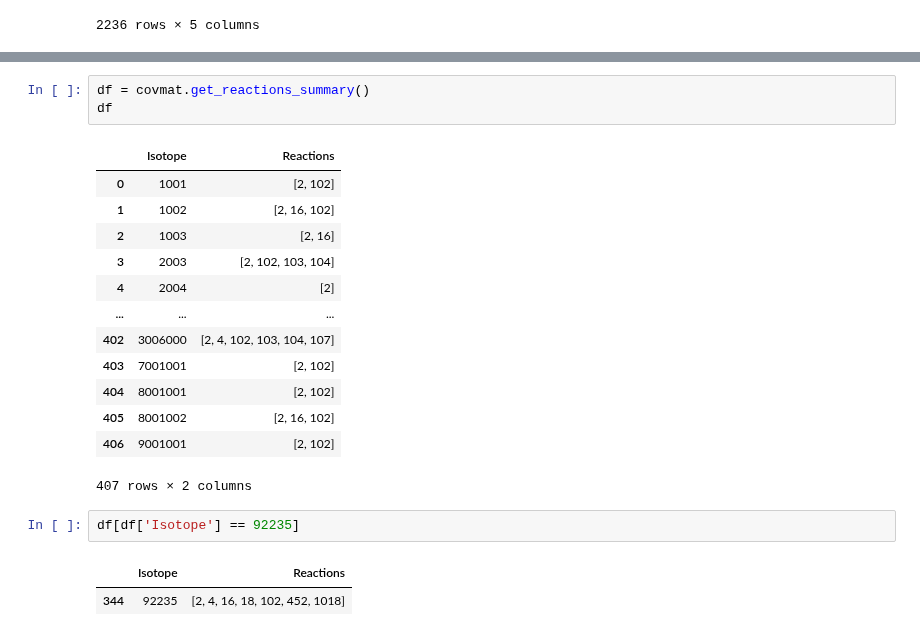
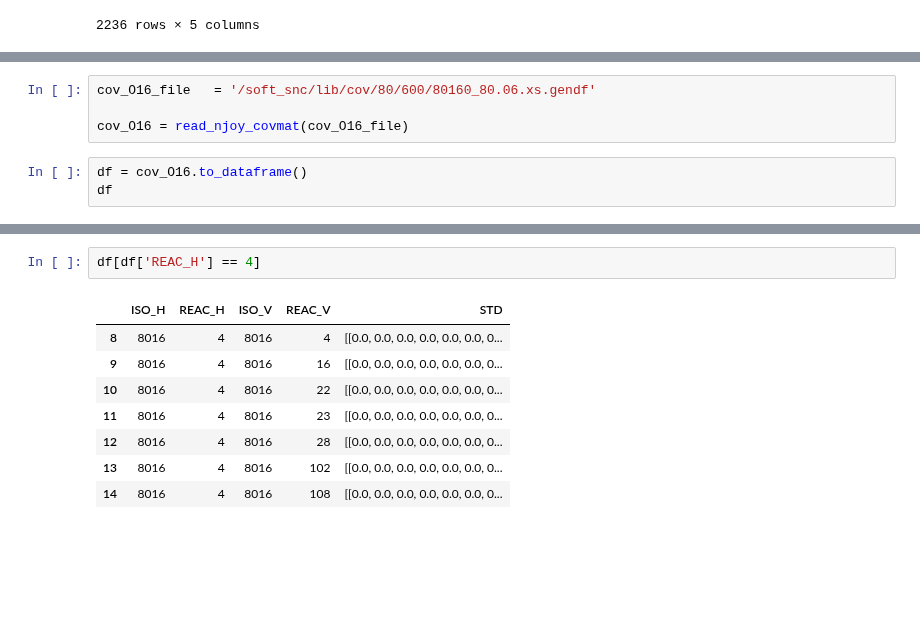
Before and after one commit to monleon96/kika, a Jupyter notebook: mcnpy/cov/test_cov.ipynb, the cells around one changed output, grey strips where cells are left out. Cells and saved outputs as stored; diff of their text form; blank space fills up the shorter version.

```diff
--- a/mcnpy/cov/test_cov.ipynb
+++ b/mcnpy/cov/test_cov.ipynb
@@ -77,0 +98,7 @@ h1df = df[df['ISO_H'] == 1001]
+# %%
+cov_O16_file   = '/soft_snc/lib/cov/80/600/80160_80.06.xs.gendf'
+
+cov_O16 = read_njoy_covmat(cov_O16_file)
+# %%
+df = cov_O16.to_dataframe()
+df
@@ -113,22 +165,11 @@ with open('scale_covmat_des.txt', 'w') as f:
 # %%
-df = covmat.get_reactions_summary()
-df
+df[df['REAC_H'] == 4]
 # %% [output]
-|  | Isotope | Reactions |
-| 0 | 1001 | [2, 102] |
-| 1 | 1002 | [2, 16, 102] |
-| 2 | 1003 | [2, 16] |
-| 3 | 2003 | [2, 102, 103, 104] |
-| 4 | 2004 | [2] |
-| ... | ... | ... |
-| 402 | 3006000 | [2, 4, 102, 103, 104, 107] |
-| 403 | 7001001 | [2, 102] |
-| 404 | 8001001 | [2, 102] |
-| 405 | 8001002 | [2, 16, 102] |
-| 406 | 9001001 | [2, 102] |
+|  | ISO_H | REAC_H | ISO_V | REAC_V | STD |
+| 8 | 8016 | 4 | 8016 | 4 | [[0.0, 0.0, 0.0, 0.0, 0.0, 0.0, 0... |
+| 9 | 8016 | 4 | 8016 | 16 | [[0.0, 0.0, 0.0, 0.0, 0.0, 0.0, 0... |
+| 10 | 8016 | 4 | 8016 | 22 | [[0.0, 0.0, 0.0, 0.0, 0.0, 0.0, 0... |
+| 11 | 8016 | 4 | 8016 | 23 | [[0.0, 0.0, 0.0, 0.0, 0.0, 0.0, 0... |
+| 12 | 8016 | 4 | 8016 | 28 | [[0.0, 0.0, 0.0, 0.0, 0.0, 0.0, 0... |
+| 13 | 8016 | 4 | 8016 | 102 | [[0.0, 0.0, 0.0, 0.0, 0.0, 0.0, 0... |
+| 14 | 8016 | 4 | 8016 | 108 | [[0.0, 0.0, 0.0, 0.0, 0.0, 0.0, 0... |
-407 rows × 2 columns
-# %%
-df[df['Isotope'] == 92235]
-# %% [output]
-|  | Isotope | Reactions |
-| 344 | 92235 | [2, 4, 16, 18, 102, 452, 1018] |
```
Also changed, not shown: parts of 19 cells of this notebook, 12 other files.
